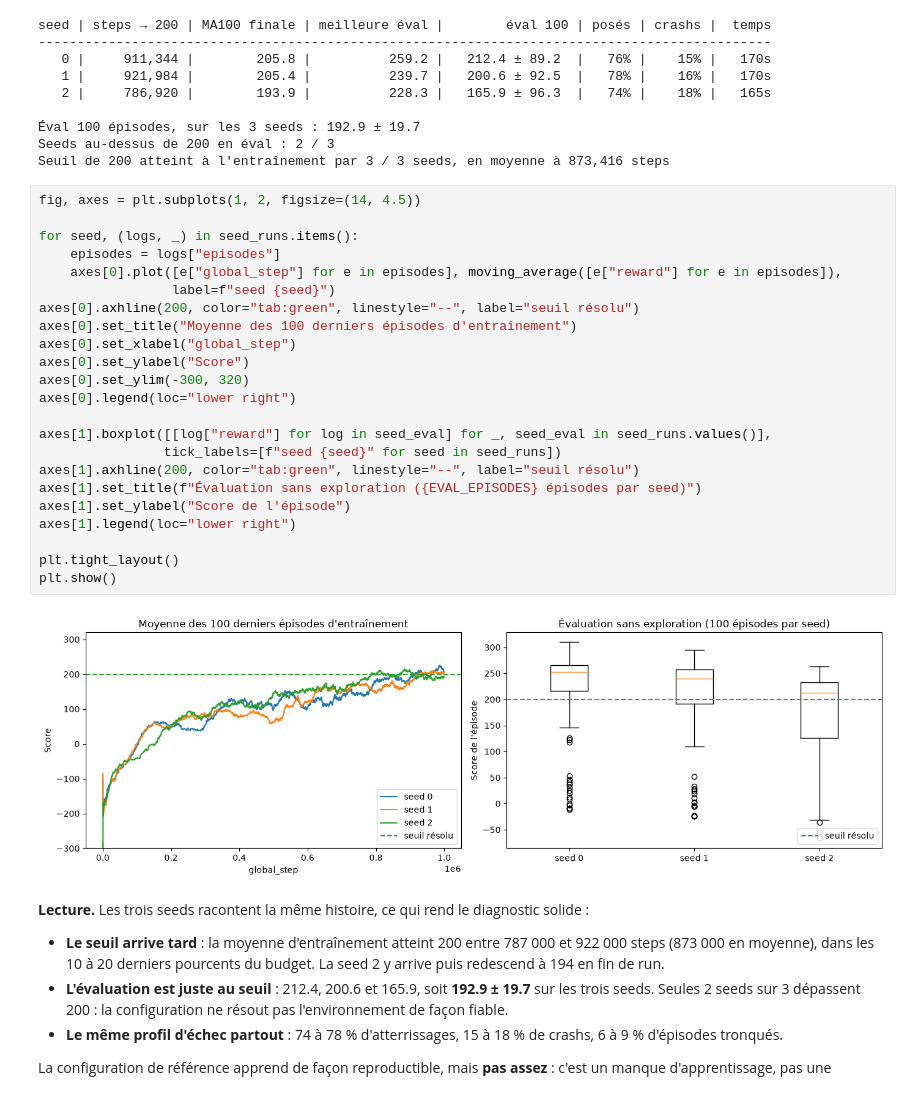
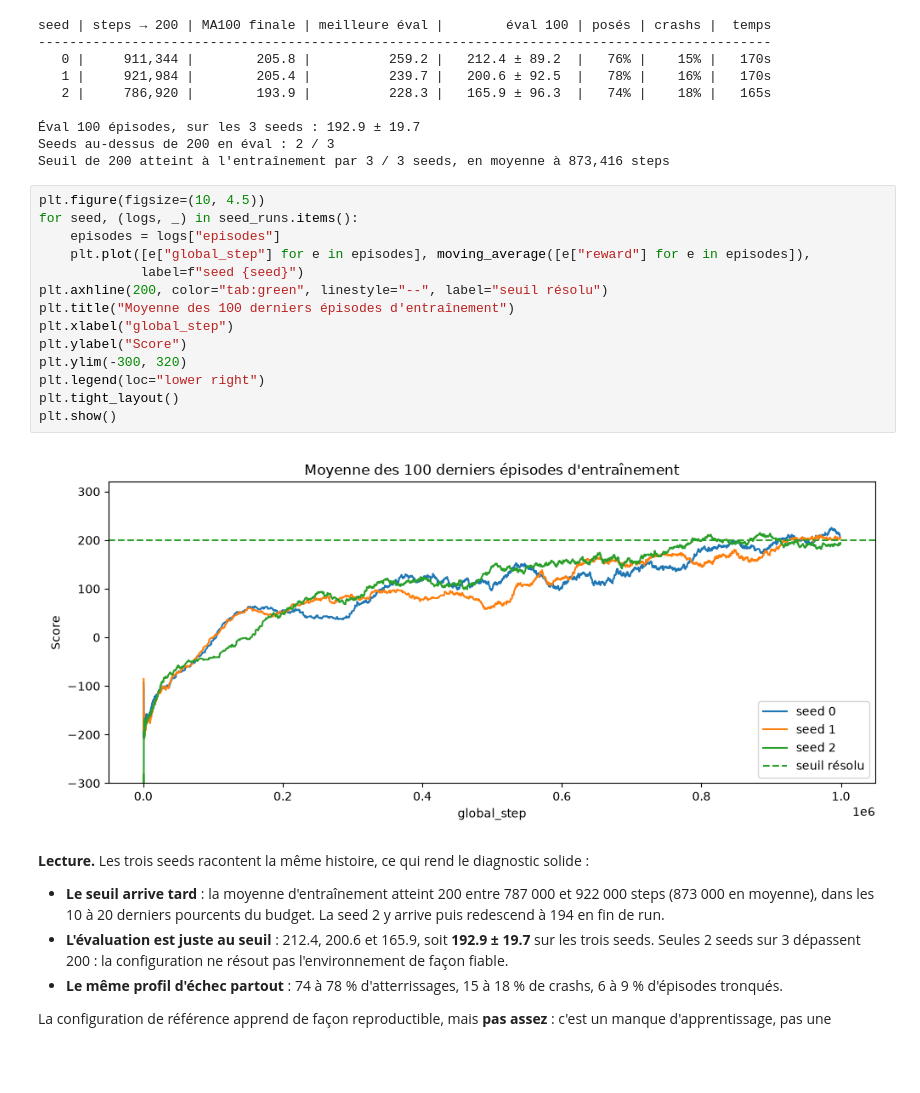
Before and after one commit to chrisrny/StartTrek, a Jupyter notebook: ppo.ipynb, the cells around one changed output. Cells and saved outputs as stored; diff of their text form; blank space fills up the shorter version.

Commit message:
docs(ppo): retire le graphique en boîtes de la section 15

```diff
--- a/ppo.ipynb
+++ b/ppo.ipynb
@@ -1062,30 +1062,21 @@ seed | steps → 200 | MA100 finale | meilleure éval |        éval 100 | posé
 Seeds au-dessus de 200 en éval : 2 / 3
 Seuil de 200 atteint à l'entraînement par 3 / 3 seeds, en moyenne à 873,416 steps
 # %%
-fig, axes = plt.subplots(1, 2, figsize=(14, 4.5))
-
+plt.figure(figsize=(10, 4.5))
 for seed, (logs, _) in seed_runs.items():
     episodes = logs["episodes"]
-    axes[0].plot([e["global_step"] for e in episodes], moving_average([e["reward"] for e in episodes]),
-                 label=f"seed {seed}")
-axes[0].axhline(200, color="tab:green", linestyle="--", label="seuil résolu")
-axes[0].set_title("Moyenne des 100 derniers épisodes d'entraînement")
-axes[0].set_xlabel("global_step")
-axes[0].set_ylabel("Score")
-axes[0].set_ylim(-300, 320)
-axes[0].legend(loc="lower right")
-
-axes[1].boxplot([[log["reward"] for log in seed_eval] for _, seed_eval in seed_runs.values()],
-                tick_labels=[f"seed {seed}" for seed in seed_runs])
-axes[1].axhline(200, color="tab:green", linestyle="--", label="seuil résolu")
-axes[1].set_title(f"Évaluation sans exploration ({EVAL_EPISODES} épisodes par seed)")
-axes[1].set_ylabel("Score de l'épisode")
-axes[1].legend(loc="lower right")
-
+    plt.plot([e["global_step"] for e in episodes], moving_average([e["reward"] for e in episodes]),
+             label=f"seed {seed}")
+plt.axhline(200, color="tab:green", linestyle="--", label="seuil résolu")
+plt.title("Moyenne des 100 derniers épisodes d'entraînement")
+plt.xlabel("global_step")
+plt.ylabel("Score")
+plt.ylim(-300, 320)
+plt.legend(loc="lower right")
 plt.tight_layout()
 plt.show()
 # %% [output]
-[figure, old version]
+[figure, new version]
 # %% [markdown]
 **Lecture.** Les trois seeds racontent la même histoire, ce qui rend le diagnostic solide :
 
```
